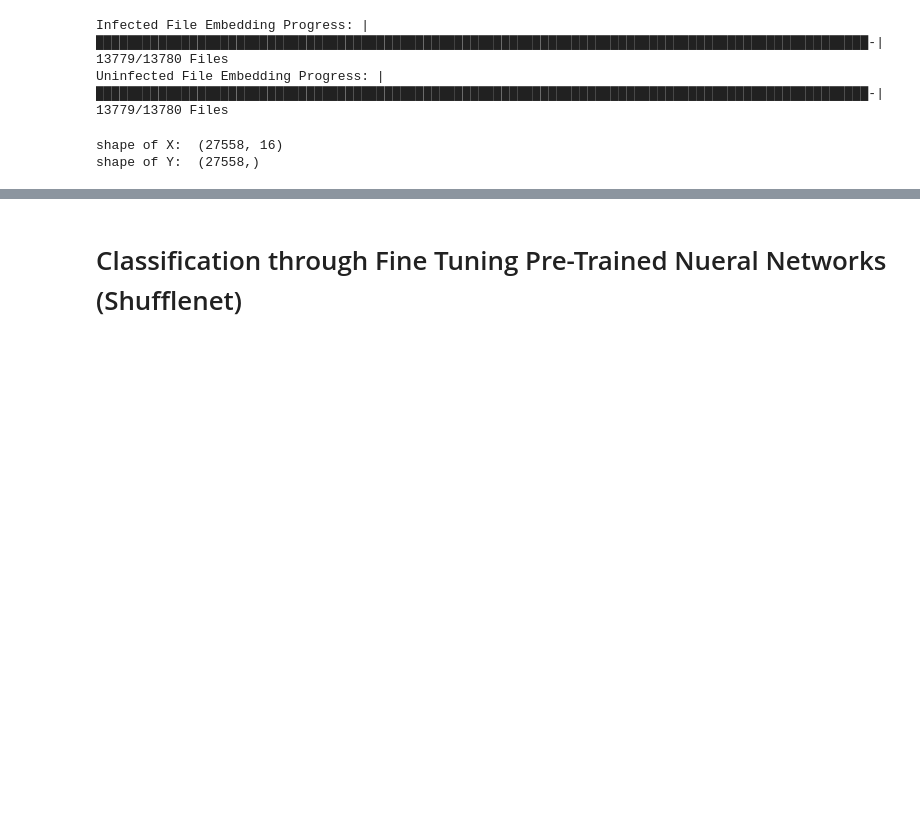
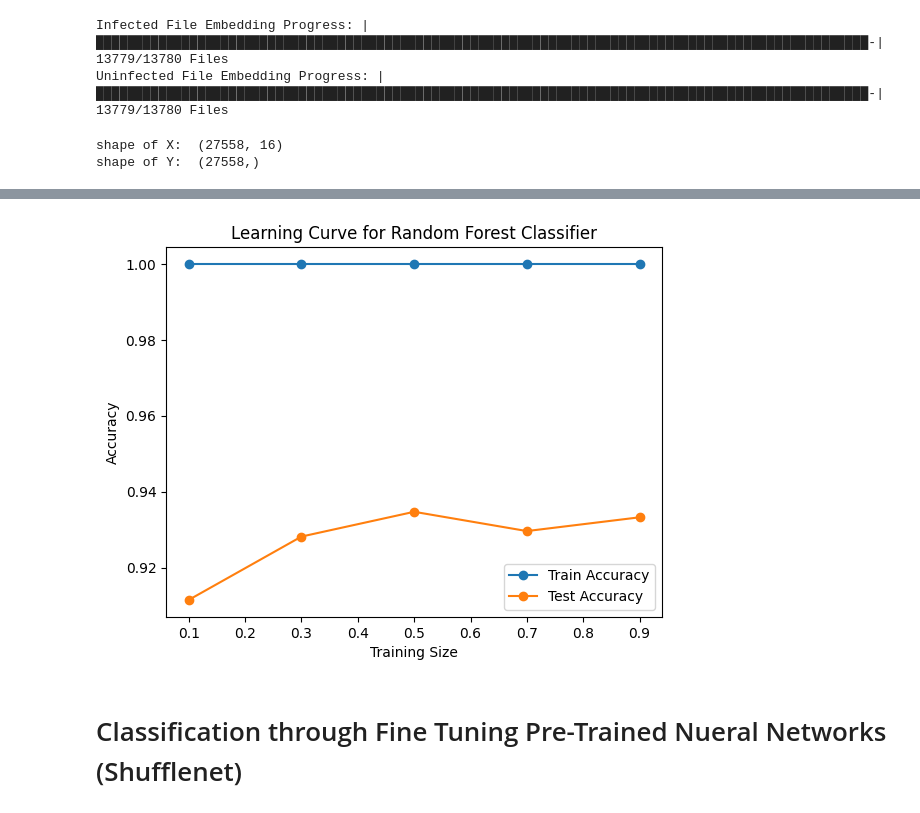
Before and after one commit to SolovevaPolina/Malaria_Screening, a Jupyter notebook: ExploratoryprojectNotebook.ipynb, the cells around one changed output, grey strips where cells are left out. Cells and saved outputs as stored; diff of their text form; code cells hidden in the pictures; blank space fills up the shorter version.

```diff
--- a/ExploratoryprojectNotebook.ipynb
+++ b/ExploratoryprojectNotebook.ipynb
@@ -456,3 +739,25 @@ weighted avg       0.93      0.93      0.93      5512
+# %%
+# Learning curve for Logistic Regression
+train_sizes = [0.1, 0.3, 0.5, 0.7, 0.9]
+train_accuracies = []
+test_accuracies = []
+for train_size in train_sizes:
+    X_train, X_test, y_train, y_test = train_test_split(loaded_X, loaded_y, train_size=train_size, test_size=.05, random_state=42)
+    model_RF = RandomForestClassifier(n_estimators=100, random_state=42)
+    model_RF.fit(X_train, y_train)
+    train_accuracy = model_RF.score(X_train, y_train)
+    test_accuracy = model_RF.score(X_test, y_test)
+    train_accuracies.append(train_accuracy)
+    test_accuracies.append(test_accuracy)
+plt.plot(train_sizes, train_accuracies, marker='o', label='Train Accuracy')
+plt.plot(train_sizes, test_accuracies, marker='o', label='Test Accuracy')
+plt.title('Learning Curve for Random Forest Classifier')
+plt.xlabel('Training Size')
+plt.ylabel('Accuracy')
+plt.legend()
+plt.show()
+# %% [output]
+[figure, added]
 # %% [markdown]
 # Classification through Fine Tuning Pre-Trained Nueral Networks (Shufflenet)
 # %%
```
Also changed, not shown: parts of 19 cells of this notebook.
